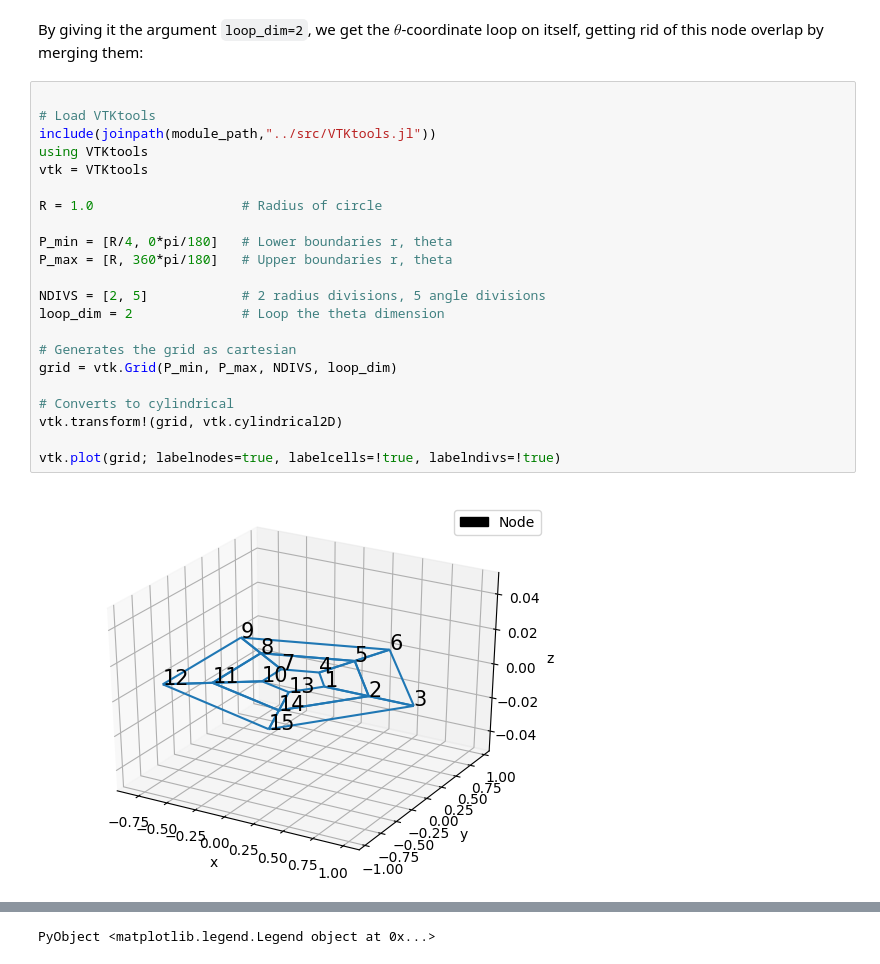
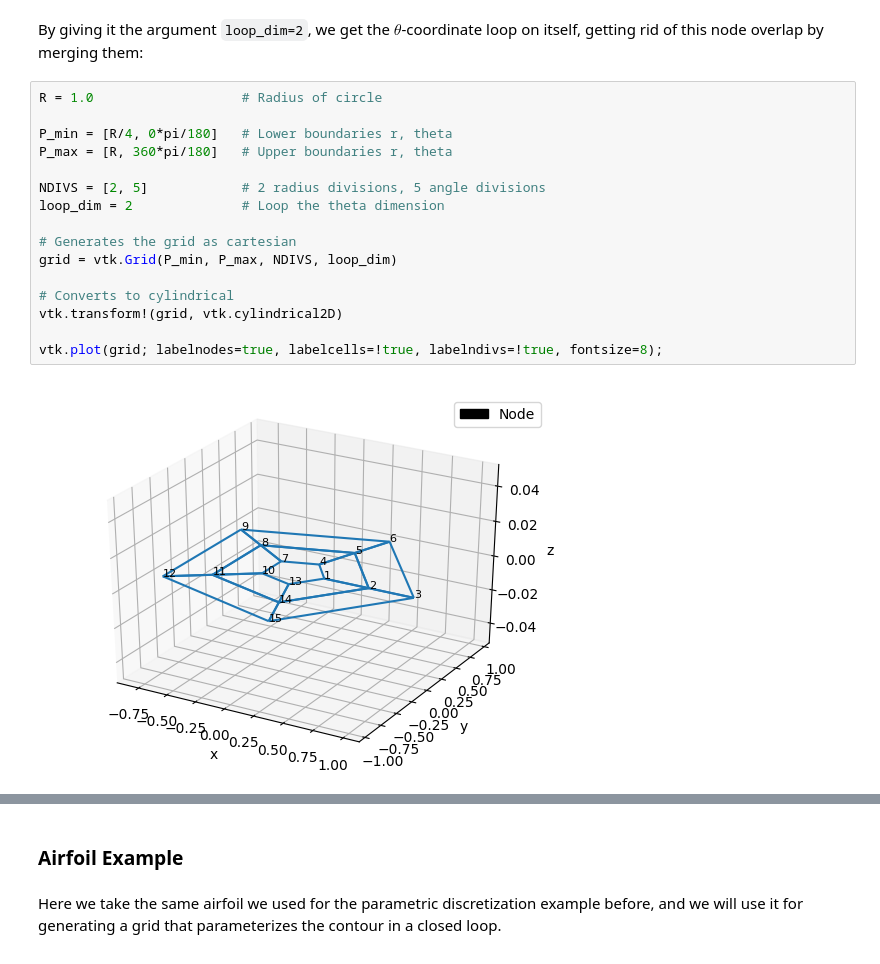
Before and after one commit to byuflowlab/GeometricTools.jl, a Jupyter notebook: docs/Documentation.ipynb, the cells around one changed output, grey strips where cells are left out. Drawn from its saved outputs; the diff is of its cells as text.

```diff
--- a/docs/Documentation.ipynb
+++ b/docs/Documentation.ipynb
@@ -998,26 +996,20 @@ PyObject <matplotlib.legend.Legend object at 0x...>
 # %% [markdown]
 By giving it the argument `loop_dim=2`, we get the $\theta$-coordinate loop on itself, getting rid of this node overlap by merging them:
 # %%
-
-# Load VTKtools
-include(joinpath(module_path,"../src/VTKtools.jl"))
-using VTKtools
-vtk = VTKtools
-
 R = 1.0                   # Radius of circle
 
 P_min = [R/4, 0*pi/180]   # Lower boundaries r, theta
 P_max = [R, 360*pi/180]   # Upper boundaries r, theta
 
 NDIVS = [2, 5]            # 2 radius divisions, 5 angle divisions
 loop_dim = 2              # Loop the theta dimension
 
 # Generates the grid as cartesian
 grid = vtk.Grid(P_min, P_max, NDIVS, loop_dim)
 
 # Converts to cylindrical
 vtk.transform!(grid, vtk.cylindrical2D)
 
-vtk.plot(grid; labelnodes=true, labelcells=!true, labelndivs=!true)
+vtk.plot(grid; labelnodes=true, labelcells=!true, labelndivs=!true, fontsize=8);
 # %% [output]
-[figure, old version]
+[figure, new version]
@@ -1025 +1016,4 @@ WARNING: replacing module VTKtools
-PyObject <matplotlib.legend.Legend object at 0x...>
+# %% [markdown]
+### Airfoil Example
+# %% [markdown]
+Here we take the same airfoil we used for the parametric discretization example before, and we will use it for generating a grid that parameterizes the contour in a closed loop.
```
Also changed, not shown: parts of 6 cells of this notebook, 2 other files.
